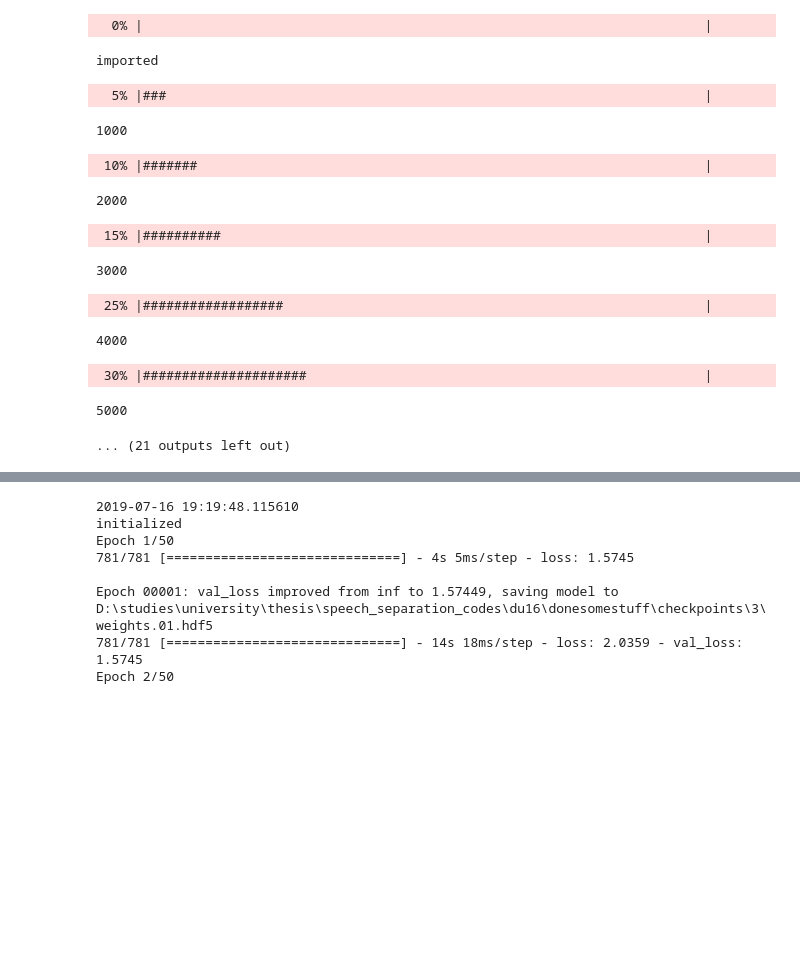
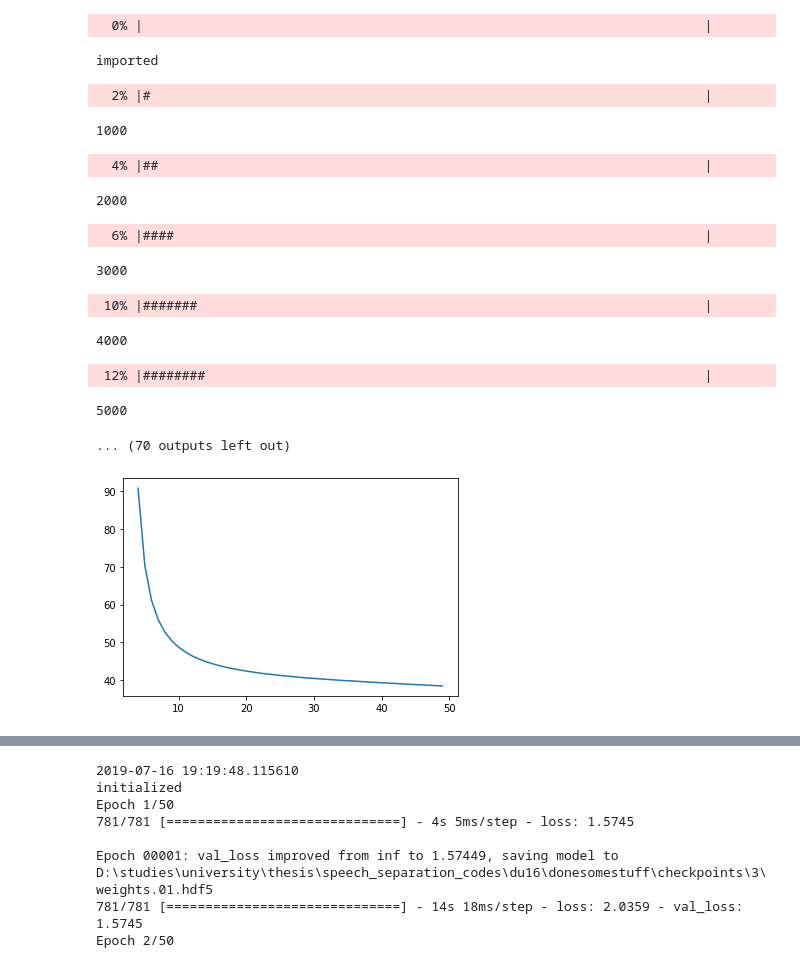
Before and after one commit to thisishale/thesis, a Jupyter notebook: du16_2-rbm.ipynb, the cells around one changed output, grey strips where cells are left out. Cells and saved outputs as stored; diff of their text form; code cells hidden in the pictures; blank space fills up the shorter version.

```diff
--- a/du16_2-rbm.ipynb
+++ b/du16_2-rbm.ipynb
@@ -6,6 +6,7 @@ import tensorflow as tf
 from tensorflow.python.ops import control_flow_ops
 from progressbar import ProgressBar
 import h5py
+import matplotlib.pyplot as plt
 I=0
 def _parse_function(example_proto):
     features = {"X": tf.FixedLenFeature((257), tf.float32),
@@ -98,10 +99,14 @@ def rbm_layer(n_visible, n_hidden, num_epochs, num_cases, lr, ws, bs, layer_n, l
     # Now it's time to start a session and run the graph!
 
     incount=0
+    k=0
     pbar = ProgressBar()
+    errsum = []
+
     for epoch in pbar(range(num_epochs)):
         #Train the RBM on batch_size examples at a time
 #             for X_batch in da(batch_size, layer_n, ws, bs, len_data, name, data_name):
+        err=0
         for x in dataset_x:
             xx=x[0]
             incount+=1
@@ -129,8 +134,16 @@ def rbm_layer(n_visible, n_hidden, num_epochs, num_cases, lr, ws, bs, layer_n, l
             bv_adder = (m * bv_adder) + tf.multiply(lr, tf.reduce_sum(tf.subtract(xx, x_sample), 0, True))
             bh_adder = (m * bh_adder) + tf.multiply(lr, tf.reduce_sum(tf.subtract(h, h_sample), 0, True))
             #When we do sess.run(updt), TensorFlow will run all 3 update steps
-            updt = [W.assign_add(W_adder).numpy(), bv.assign_add(bv_adder).numpy(), bh.assign_add(bh_adder).numpy()]
+            err= err+tf.reduce_sum(tf.reduce_sum((xx-x_sample)**2))
+            updt = [W.assign_add(W_adder).numpy(), bv.assign_add(bv_adder).numpy(), bh.assign_add(bh_adder).numpy(), errsum]
 #             updt = [W.assign_add(W_adder).numpy(), bv.numpy(), bh.numpy()]
+        errsum.append(err/100000)
+
+    plt.plot(range(num_epochs), errsum)
+    plt.show()
+    print('zoomed in:')
+    plt.plot(range(4,num_epochs), errsum[4:num_epoch])
+    plt.show()
     return updt
 # %%
 # import libraries.
@@ -268,7 +281,7 @@ hidden1 = h[1]
 visible2 = h[1]
 hidden2 = h[2]
 
-layer1 = rbm_layer(visible, hidden, 20, batch_size, 0.00001, [np.eye(visible, visible)], [np.zeros((1,visible))], 1, len_data[0],dirs)
+layer1 = rbm_layer(visible, hidden, 50, batch_size, 0.00001, [np.eye(visible, visible)], [np.zeros((1,visible))], 1, len_data[0],dirs)
 # layer2 = rbm_layer(visible1, hidden1, 20, batch_size, 0.00001, [np.eye(visible, visible),layer1[0]], [np.zeros((1,visible)),layer1[2]], 2, len_data[0], dirs)
 # layer3 = rbm_layer(visible2, hidden2, 20, batch_size, 0.00001, [np.eye(visible,visible),layer1[0],layer2[0]], [np.zeros((1,visible)),layer1[2],layer2[2]], 3, len_data[0], dirs)
 
@@ -276,14 +289,19 @@ layer1 = rbm_layer(visible, hidden, 20, batch_size, 0.00001, [np.eye(visible, vi
 # %% [output]
   0% |                                                                        |
 imported
-  5% |###                                                                     |
+  2% |#                                                                       |
 1000
- 10% |#######                                                                 |
+  4% |##                                                                      |
 2000
- 15% |##########                                                              |
+  6% |####                                                                    |
 3000
- 25% |##################                                                      |
+ 10% |#######                                                                 |
 4000
- 30% |#####################                                                   |
+ 12% |########                                                                |
 5000
-... (21 outputs left out)
+... (70 outputs left out)
+# %%
+plt.plot(range(4,50), layer1[3][4:])
+plt.show()
+# %% [output]
+[figure, added]
```
Also changed, not shown: parts of 1 cell of this notebook.
